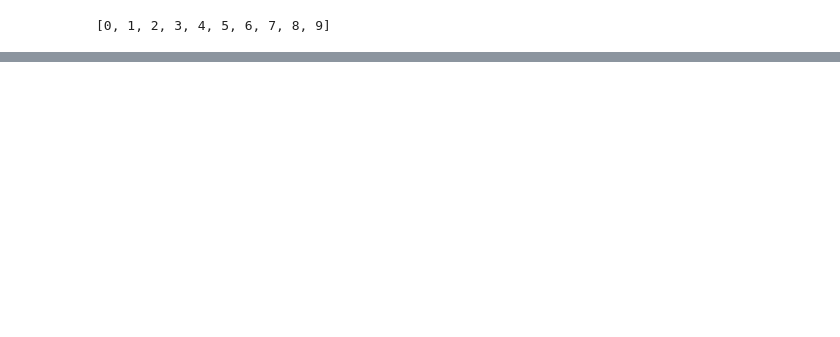
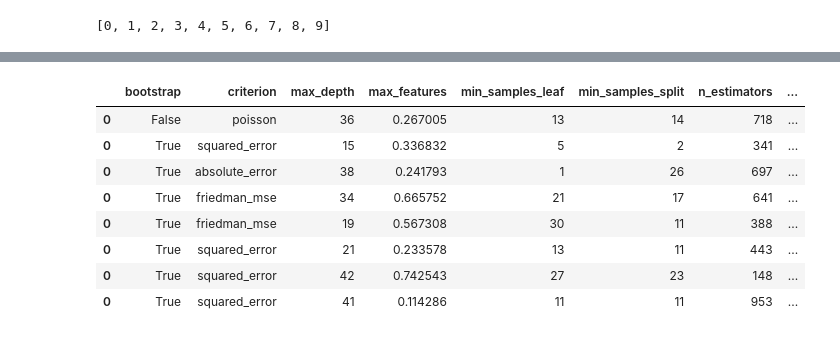
Before and after one commit to bramvaneerden/AutoML, a Jupyter notebook: A1/run_surrogate.ipynb, the cells around one changed output, grey strips where cells are left out. Cells and saved outputs as stored; diff of their text form; code cells hidden in the pictures; blank space fills up the shorter version.

```diff
--- a/A1/run_surrogate.ipynb
+++ b/A1/run_surrogate.ipynb
@@ -29,0 +62,39 @@ pd.DataFrame([R[0][0]],index=[0])
+# %%
+from ConfigSpace import ConfigurationSpace, Integer, Float, Categorical, EqualsCondition
+
+
+c = Categorical("bootstrap", items=[True,False])
+f = Float("max_samples", bounds=(.1,1))
+cond = EqualsCondition(f, c, True)
+
+
+cs = ConfigurationSpace(
+    name="RF search space",
+    space={
+        'criterion': Categorical("criterion",['squared_error', 'absolute_error', 'friedman_mse', 'poisson']),
+        'n_estimators': Integer('n_estimators',bounds =(10,1000)),
+        'max_depth': Integer('max_depth',bounds=(10,50)),
+        'min_samples_split': Integer('min_samples_split',bounds = (2,30)),
+        'min_samples_leaf': Integer('min_samples_leaf',bounds=(1,30)),
+        'max_features':Float('max_features',bounds=(0.1,1)),
+
+    },
+)
+
+cs.add([c,f])
+cs.add(cond)
+# %%
+configs = cs.sample_configuration(10)
+results = pd.DataFrame()
+X_train,X_test, y_train,  y_test = train_test_split(X,y,test_size = .4)
+
+for config in configs:
+    rfr = RandomForestRegressor(n_jobs=8)
+    rfr = rfr.set_params(**config)
+    rfr = rfr.fit(X_train,y_train)
+    y_pred = rfr.predict(X_test)
+    df_result = pd.DataFrame({key:value for key,value in config.items()},index=[0])
+    df_result['error'] = mean_squared_error(y_test,y_pred)
+    df_result['score'] = r2_score(y_test,y_pred)
+    results = pd.concat([results,df_result])
+    print(df_result)
@@ -29,0 +120,12 @@ pd.DataFrame([R[0][0]],index=[0])
+# %%
+results.sort_values('error')
+# %% [output]
+|  | bootstrap | criterion | max_depth | max_features | min_samples_leaf | min_samples_split | n_estimators | ... |
+| 0 | False | poisson | 36 | 0.267005 | 13 | 14 | 718 | ... |
+| 0 | True | squared_error | 15 | 0.336832 | 5 | 2 | 341 | ... |
+| 0 | True | absolute_error | 38 | 0.241793 | 1 | 26 | 697 | ... |
+| 0 | True | friedman_mse | 34 | 0.665752 | 21 | 17 | 641 | ... |
+| 0 | True | friedman_mse | 19 | 0.567308 | 30 | 11 | 388 | ... |
+| 0 | True | squared_error | 21 | 0.233578 | 13 | 11 | 443 | ... |
+| 0 | True | squared_error | 42 | 0.742543 | 27 | 23 | 148 | ... |
+| 0 | True | squared_error | 41 | 0.114286 | 11 | 11 | 953 | ... |
```
Also changed, not shown: parts of 16 cells of this notebook, 9 other files.
